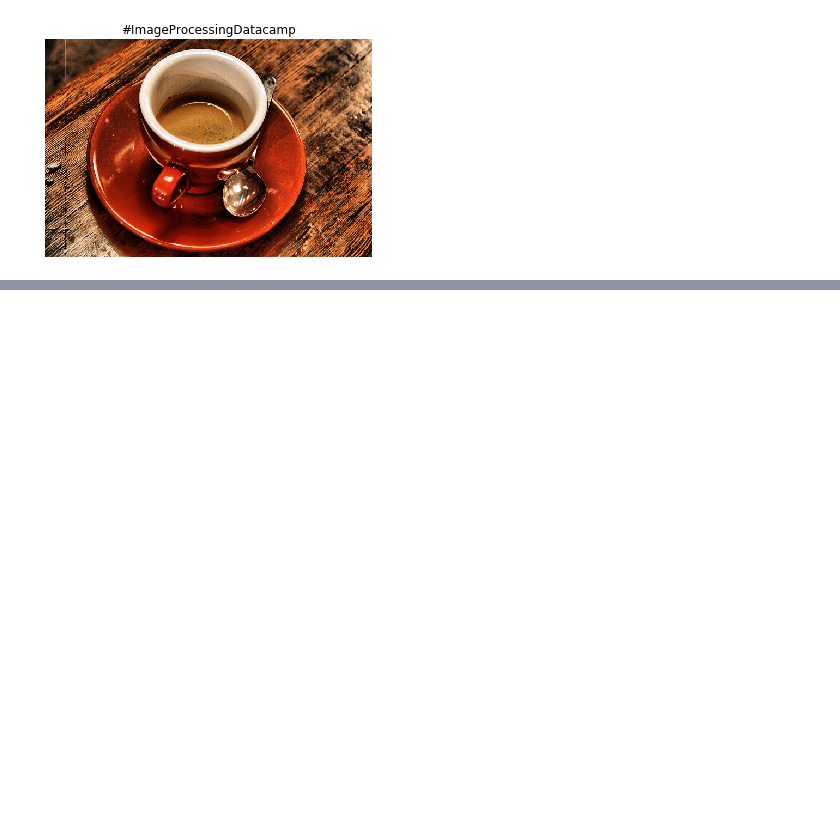
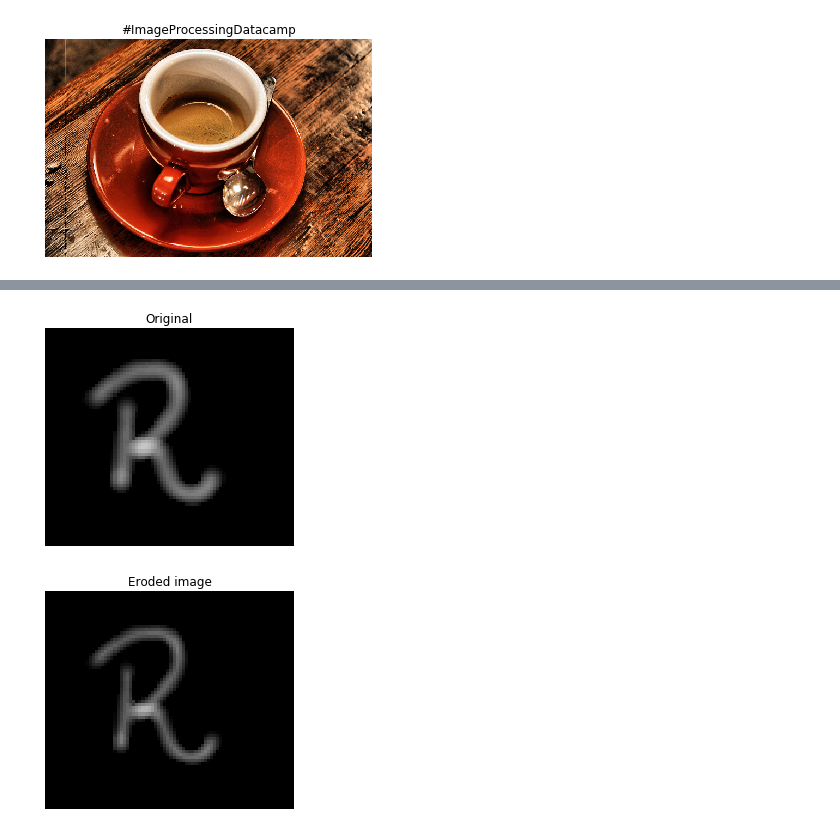
Before and after one commit to prashant-bande/Image-Processing, a Jupyter notebook: 3. Basic Image Processing using skimage.ipynb, the cells around one changed output, grey strips where cells are left out. Cells and saved outputs as stored; diff of their text form; code cells hidden in the pictures; blank space fills up the shorter version.

```diff
--- a/3. Basic Image Processing using skimage.ipynb
+++ b/3. Basic Image Processing using skimage.ipynb
@@ -135,0 +236,16 @@ show_image(adapthist_eq_image, '#ImageProcessingDatacamp')
+# %%
+# Import the morphology module
+from skimage import morphology
+
+upper_r = io.imread('r5.png')
+
+# Obtain the eroded shape
+eroded_image_shape = morphology.erosion(upper_r)
+
+# See results
+show_image(upper_r_image, 'Original')
+show_image(eroded_image_shape, 'Eroded image')
+#plot_comparison(upper_r_image, eroded_image_shape, 'Eroded image')
+# %% [output]
+[figure, added]
+[figure, added]
```
Also changed, not shown: parts of 8 cells of this notebook, 6 other files.
